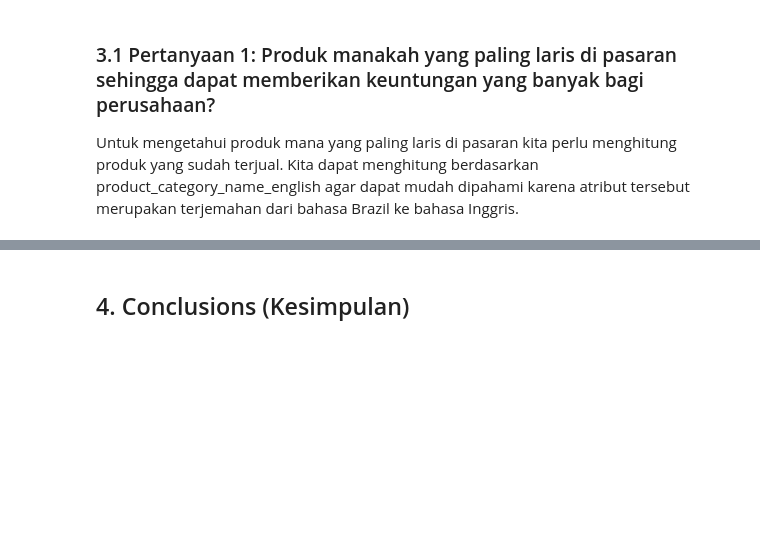
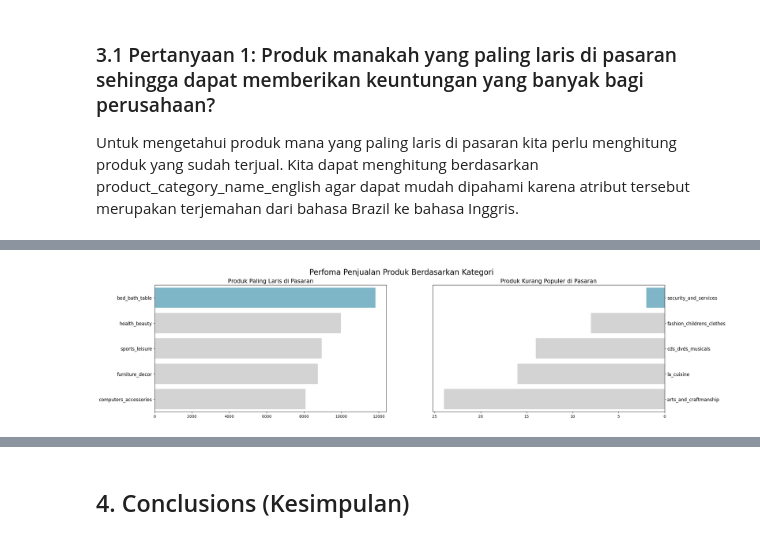
Before and after one commit to andifirman/Brazillian-E-Commerce-Dataset-Analysis, a Jupyter notebook: 2024-10-4_Final Project_E-Commerce Analysis.ipynb, the cells around one changed output, grey strips where cells are left out. Cells and saved outputs as stored; diff of their text form; code cells hidden in the pictures; blank space fills up the shorter version.

```diff
--- a/2024-10-4_Final Project_E-Commerce Analysis.ipynb
+++ b/2024-10-4_Final Project_E-Commerce Analysis.ipynb
@@ -1303,0 +1259,10 @@ plt.show()
+# %%
+sum_order_items_df = all_data_df.groupby(by="product_category_name_english", as_index=False).agg({
+    "product_id": "count",
+    "price": "sum"
+})
+
+sum_order_items_df = sum_order_items_df.rename(columns={"product_id": "products", "price": "total_sales"})
+sum_order_items_df = sum_order_items_df.sort_values(by="products", ascending=False)
+
+sum_order_items_df.head()
@@ -1303,0 +1285,25 @@ plt.show()
+# %%
+fig, ax = plt.subplots(nrows=1, ncols=2, figsize=(24,6))
+
+colors = ["#72BCD4", "#D3D3D3", "#D3D3D3", "#D3D3D3", "#D3D3D3"]
+
+sns.barplot(x="products", y="product_category_name_english", data=sum_order_items_df.head(5), palette=colors, ax=ax[0])
+ax[0].set_ylabel(None)
+ax[0].set_xlabel(None)
+ax[0].set_title("Produk Paling Laris di Pasaran", loc="center", fontsize=15)
+ax[0].tick_params(axis='y', labelsize=12)
+
+sns.barplot(x="products", y="product_category_name_english", data=sum_order_items_df.sort_values(by="products", ascending=True).head(5), palette=colors, ax=ax[1])
+ax[1].set_ylabel(None)
+ax[1].set_xlabel(None)
+ax[1].invert_xaxis()
+ax[1].yaxis.set_label_position("right")
+ax[1].yaxis.tick_right()
+ax[1].set_title("Produk Kurang Populer di Pasaran", loc="center", fontsize=15)
+ax[1].tick_params(axis='y', labelsize=12)
+
+
+plt.suptitle("Perfoma Penjualan Produk Berdasarkan Kategori", fontsize=20)
+plt.show()
+# %% [output]
+[figure, added]
```
Also changed, not shown: parts of 13 cells of this notebook.
